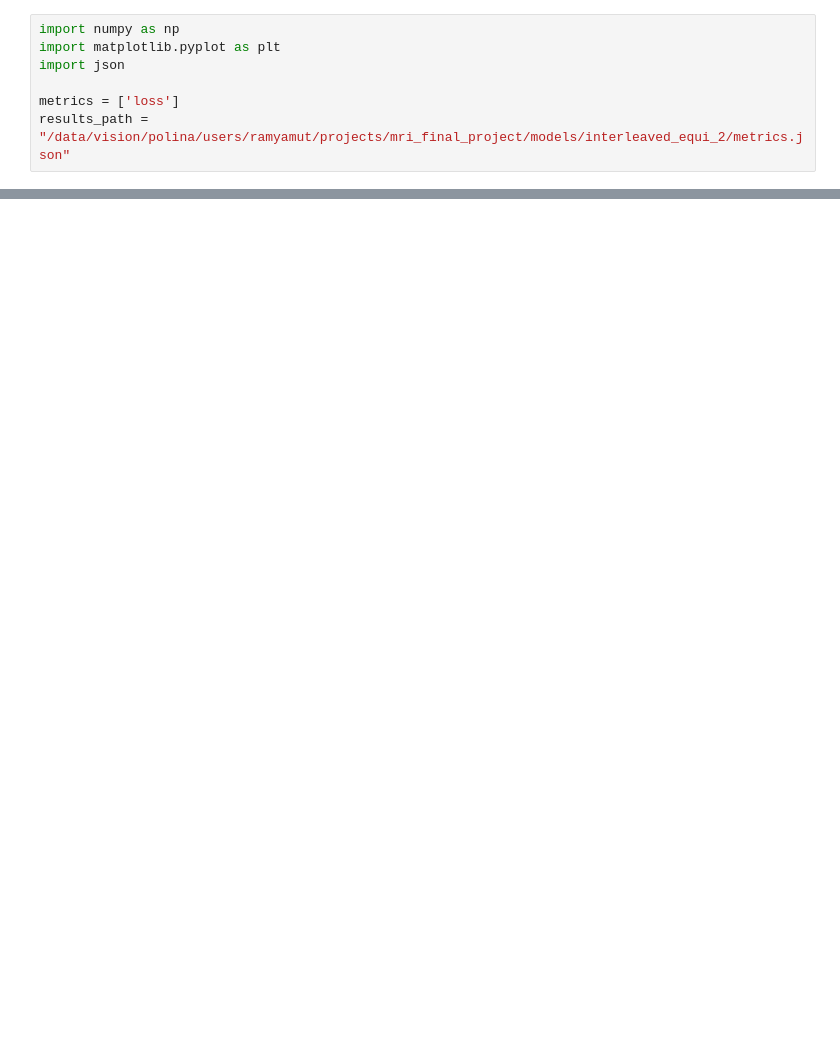
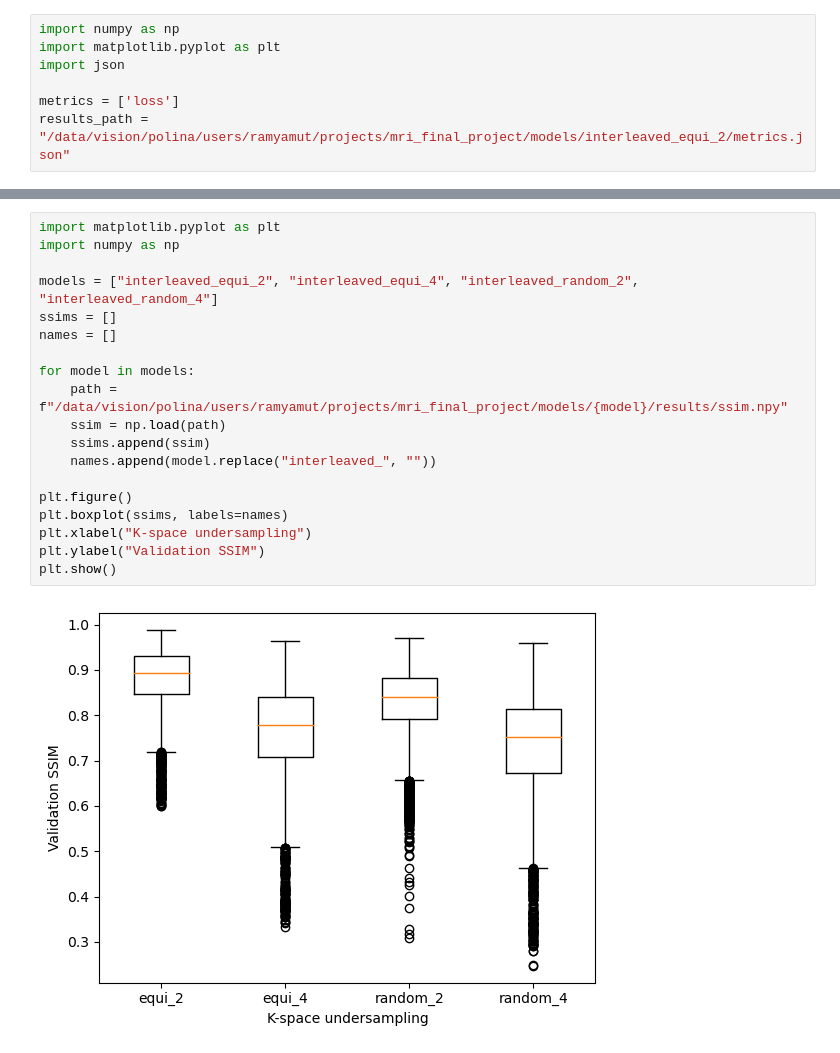
Before and after one commit to ramyamut/mri_final_project, a Jupyter notebook: notebooks/results.ipynb, the cells around one changed output, grey strips where cells are left out. Saved outputs shown, nothing was run; the diff lists cells and outputs as text; blank space fills up the shorter version.

```diff
--- a/notebooks/results.ipynb
+++ b/notebooks/results.ipynb
@@ -61,0 +58,21 @@ kspace.shape
+# %%
+import matplotlib.pyplot as plt
+import numpy as np
+
+models = ["interleaved_equi_2", "interleaved_equi_4", "interleaved_random_2", "interleaved_random_4"]
+ssims = []
+names = []
+
+for model in models:
+    path = f"/data/vision/polina/users/ramyamut/projects/mri_final_project/models/{model}/results/ssim.npy"
+    ssim = np.load(path)
+    ssims.append(ssim)
+    names.append(model.replace("interleaved_", ""))
+
+plt.figure()
+plt.boxplot(ssims, labels=names)
+plt.xlabel("K-space undersampling")
+plt.ylabel("Validation SSIM")
+plt.show()
+# %% [output]
+[figure, added]
```
Also changed, not shown: parts of 3 cells of this notebook, 1 other file.
